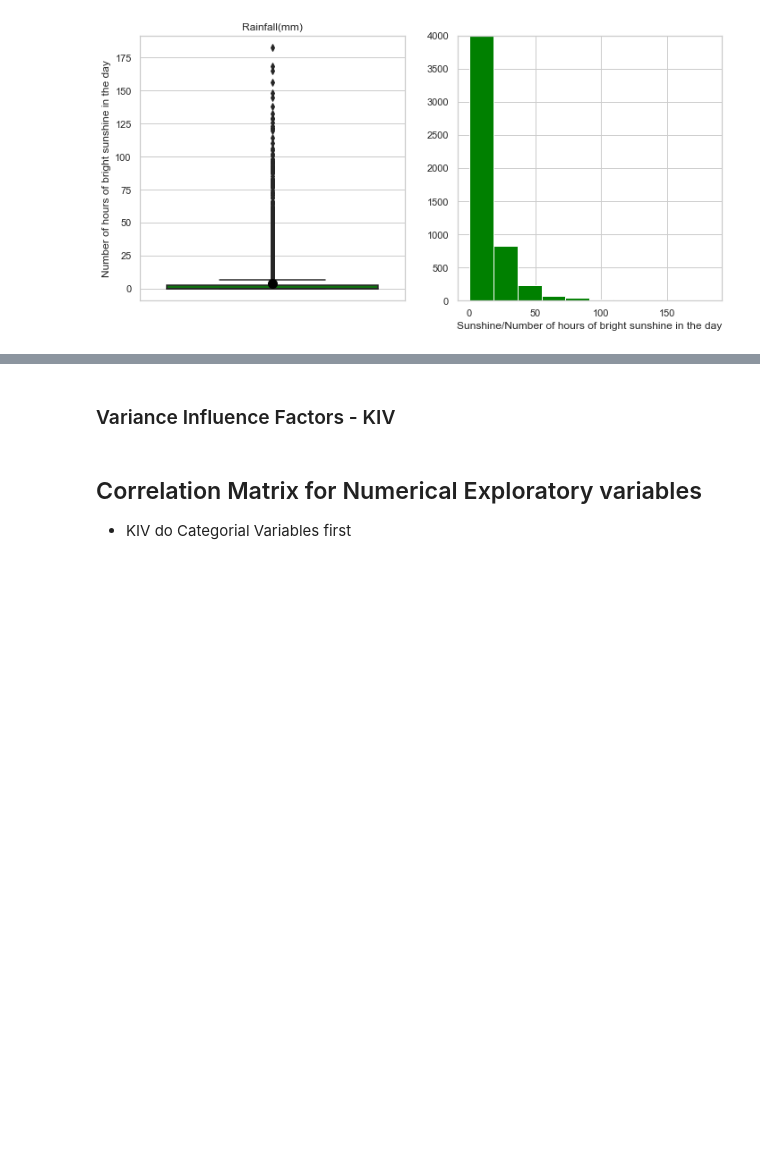
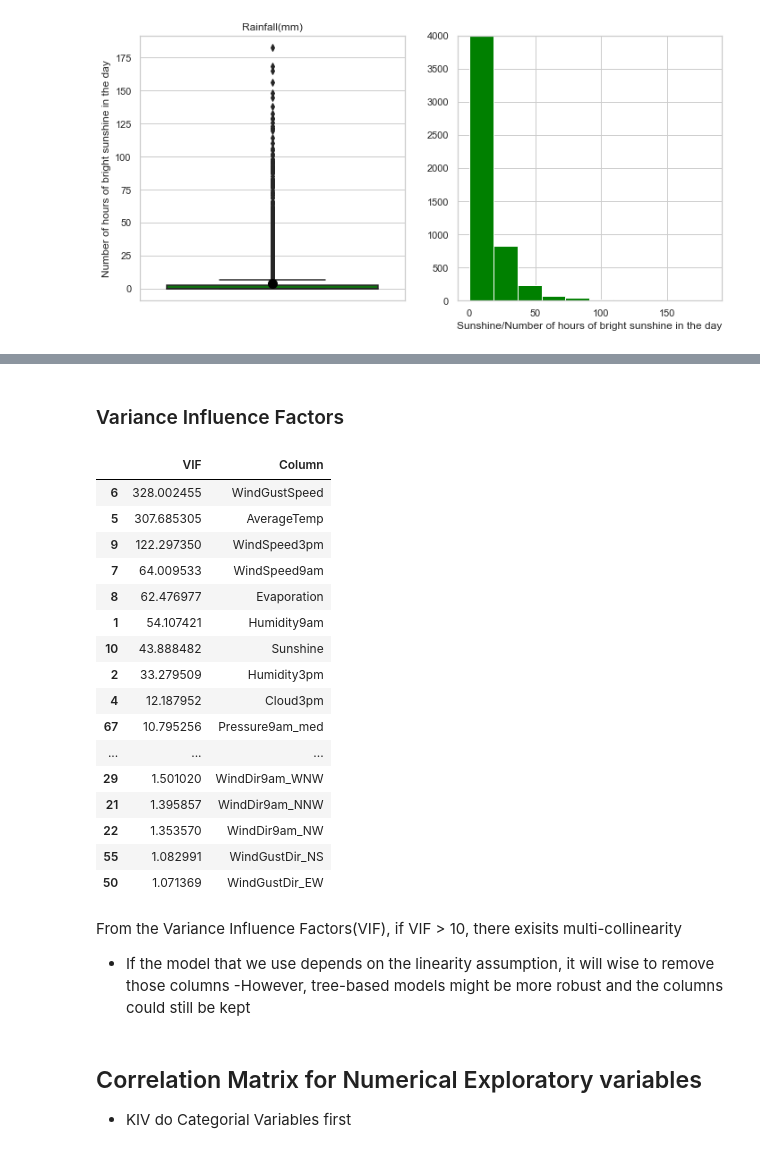
Before and after one commit to JiaJun98/aiap14-goh-jia-jun-745Z, a Jupyter notebook: eda.ipynb, the cells around one changed output, grey strips where cells are left out. Drawn from its saved outputs; the diff is of its cells as text; code cells hidden in the pictures; blank space fills up the shorter version.

```diff
--- a/eda.ipynb
+++ b/eda.ipynb
@@ -1104,2 +1147,2 @@ As seen above, the data is still quite imbalance for the column of Rainfall. - P
 # %% [markdown]
-### Variance Influence Factors - KIV
+### Variance Influence Factors
@@ -1111,9 +1149,31 @@ fishing_df_copy_no_missing_combined_transformed_original
 # %%
-vif_temp_df = fishing_df_copy_no_missing_combined_transformed_original[numerical_cols].astype(float)
+vif_temp_df = final_df_no_target.astype(float)
 vif_info = pd.DataFrame()
 vif_info['VIF'] = [variance_inflation_factor(vif_temp_df.values, i) for i in range(vif_temp_df.shape[1])]
 vif_info['Column'] = vif_temp_df.columns
 vif_info.sort_values('VIF', ascending = False)
+# %% [output]
+|  | VIF | Column |
+| 6 | 328.002455 | WindGustSpeed |
+| 5 | 307.685305 | AverageTemp |
+| 9 | 122.297350 | WindSpeed3pm |
+| 7 | 64.009533 | WindSpeed9am |
+| 8 | 62.476977 | Evaporation |
+| 1 | 54.107421 | Humidity9am |
+| 10 | 43.888482 | Sunshine |
+| 2 | 33.279509 | Humidity3pm |
+| 4 | 12.187952 | Cloud3pm |
+| 67 | 10.795256 | Pressure9am_med |
+| ... | ... | ... |
+| 29 | 1.501020 | WindDir9am_WNW |
+| 21 | 1.395857 | WindDir9am_NNW |
+| 22 | 1.353570 | WindDir9am_NW |
+| 55 | 1.082991 | WindGustDir_NS |
+| 50 | 1.071369 | WindGustDir_EW |
+# %% [markdown]
+From the Variance Influence Factors(VIF), if VIF > 10, there exisits multi-collinearity
+- If the model that we use depends on the linearity assumption, it will wise to remove those columns
+ -However, tree-based models might be more robust and the columns could still be kept
 # %% [markdown]
 ## Correlation Matrix for Numerical Exploratory variables
 - KIV do Categorial Variables first
```
Also changed, not shown: parts of 8 cells of this notebook.
